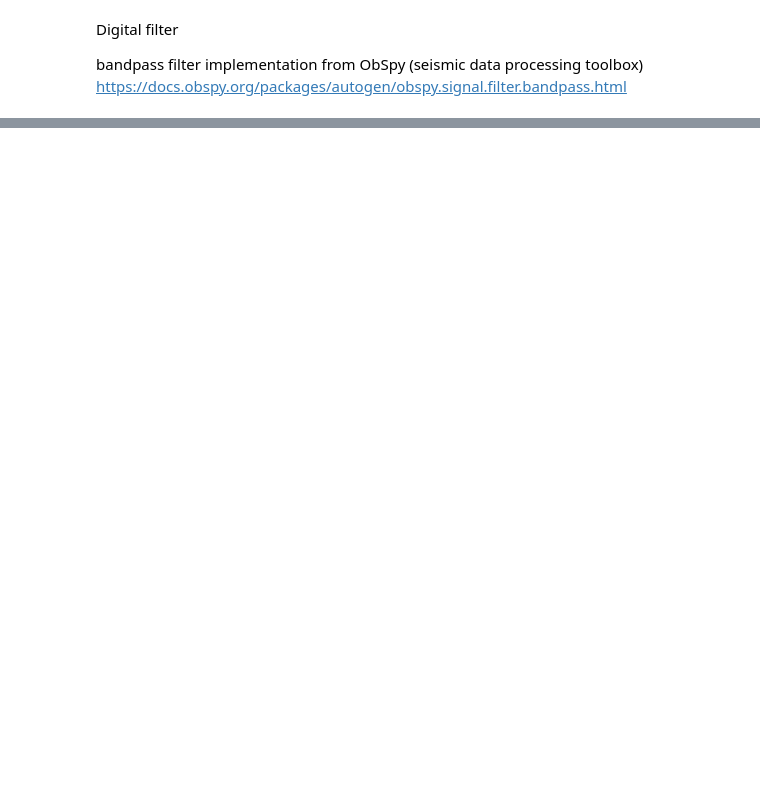
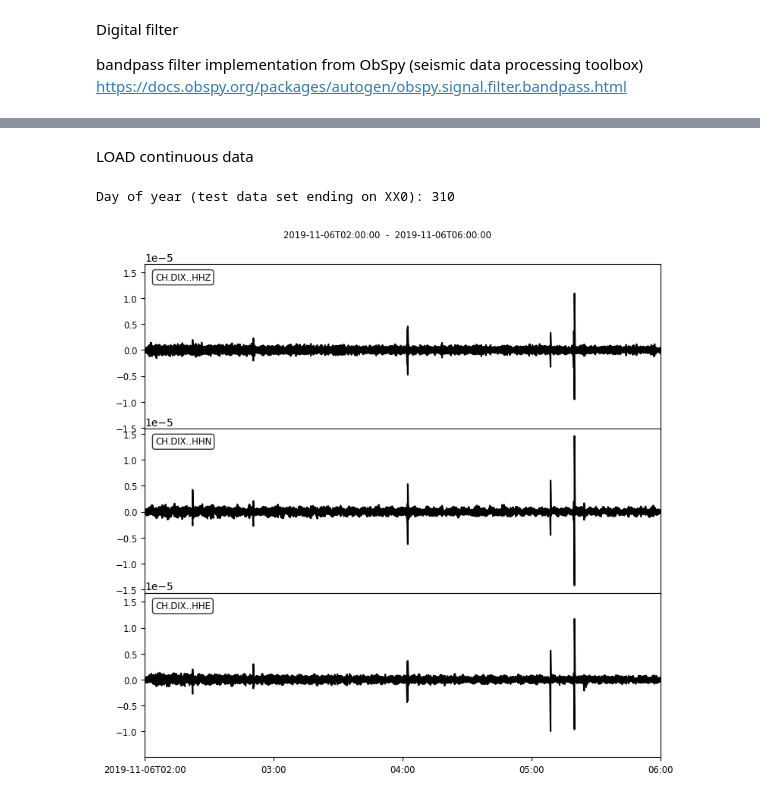
Before and after one commit to niko-d/DSL, a Jupyter notebook: basic_processing.ipynb, the cells around one changed output, grey strips where cells are left out. Saved outputs shown, nothing was run; the diff lists cells and outputs as text; code cells hidden in the pictures; blank space fills up the shorter version.

```diff
--- a/basic_processing.ipynb
+++ b/basic_processing.ipynb
@@ -239 +239,3 @@ plt.legend()
+# %% [markdown]
+LOAD continuous data
 # %%
@@ -243,22 +245,26 @@ import obspy
 # %%
 
 from obspy.clients.fdsn import Client
 
 client = Client("ETH")
 
-utc = obspy.UTCDateTime(2019, 11, 6, 12, 4, 0, 0)
+utc = obspy.UTCDateTime(2019, 11, 6, 4, 0, 0, 0)
+print("Day of year (test data set ending on XX0): " + str(utc.julday))
 time_window = [7200,7200]
 buffer=100
 
 # get obspy stream = list of several obspy traces (1D arrays) with metainformation
 # # CH network DIX station channel/sensortype HH see https://www.fdsn.org/networks/detail/CH/
 st_ch_dix = client.get_waveforms(network="CH",station="DIX",location='*',channel='HH*',
                               starttime=utc -time_window[0]-buffer,endtime=utc +time_window[1] + buffer,attach_response=True).merge()
 
 st_ch_dix.remove_response(output="VEL", pre_filt=[1/1000, 1/200, 45, 50], water_level=None)  # deconvolve instrument response, go to physical units m/s
 if st_ch_dix[0].stats.sampling_rate > 100:  # downsample to 100sps, pre_filter removes >50Hz
     st_ch_dix.resample(100)  # pre filter
 
 st_ch_dix.trim(utc -time_window[0],endtime=utc +time_window[1])  # remove buffer/edges
 
 st_ch_dix.plot();
+# %% [output]
+Day of year (test data set ending on XX0): 310
+[figure, added]
```
Also changed, not shown: parts of 11 cells of this notebook.
